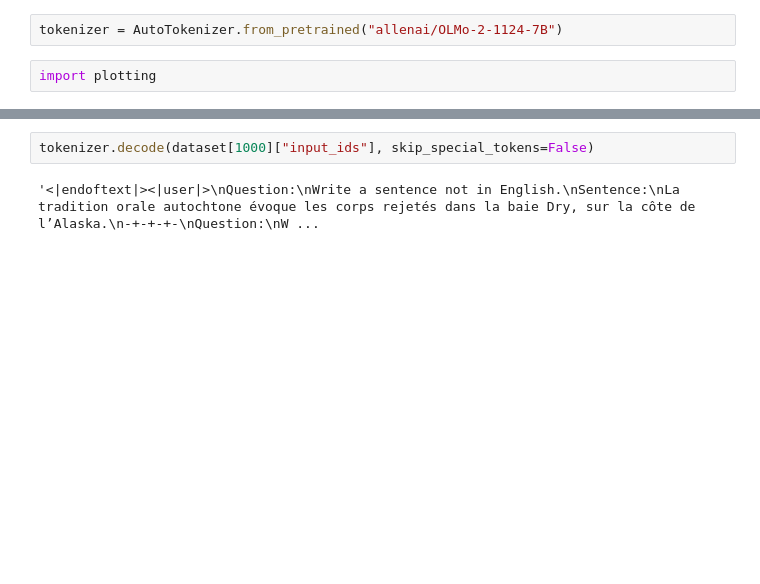
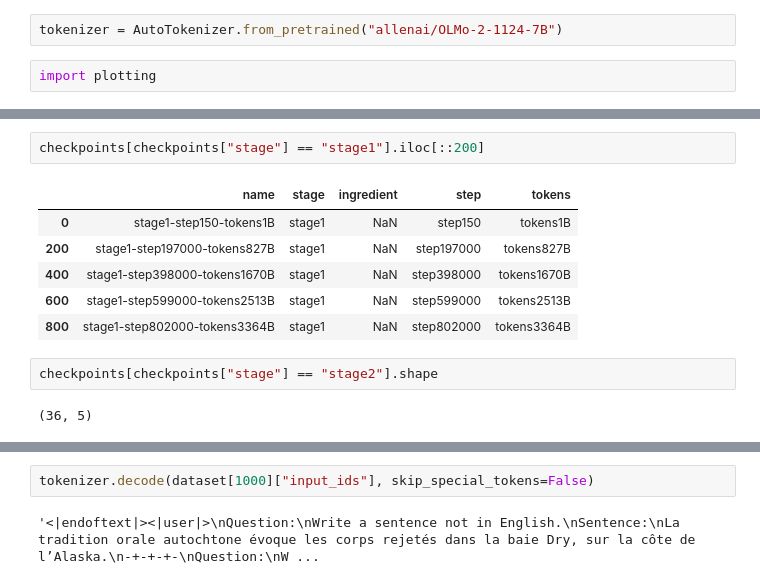
Before and after one commit to loris3/babylm, a Jupyter notebook: olmo.ipynb, the cells around one changed output, grey strips where cells are left out. Saved outputs shown, nothing was run; the diff lists cells and outputs as text; blank space fills up the shorter version.

```diff
--- a/olmo.ipynb
+++ b/olmo.ipynb
@@ -33,0 +37,13 @@ checkpoints
+# %%
+checkpoints[checkpoints["stage"] == "stage1"].iloc[::200]
+# %% [output]
+|  | name | stage | ingredient | step | tokens |
+| 0 | stage1-step150-tokens1B | stage1 | NaN | step150 | tokens1B |
+| 200 | stage1-step197000-tokens827B | stage1 | NaN | step197000 | tokens827B |
+| 400 | stage1-step398000-tokens1670B | stage1 | NaN | step398000 | tokens1670B |
+| 600 | stage1-step599000-tokens2513B | stage1 | NaN | step599000 | tokens2513B |
+| 800 | stage1-step802000-tokens3364B | stage1 | NaN | step802000 | tokens3364B |
+# %%
+checkpoints[checkpoints["stage"] == "stage2"].shape
+# %% [output]
+(36, 5)
```
Also changed, not shown: parts of 14 cells of this notebook, 3 other files.
